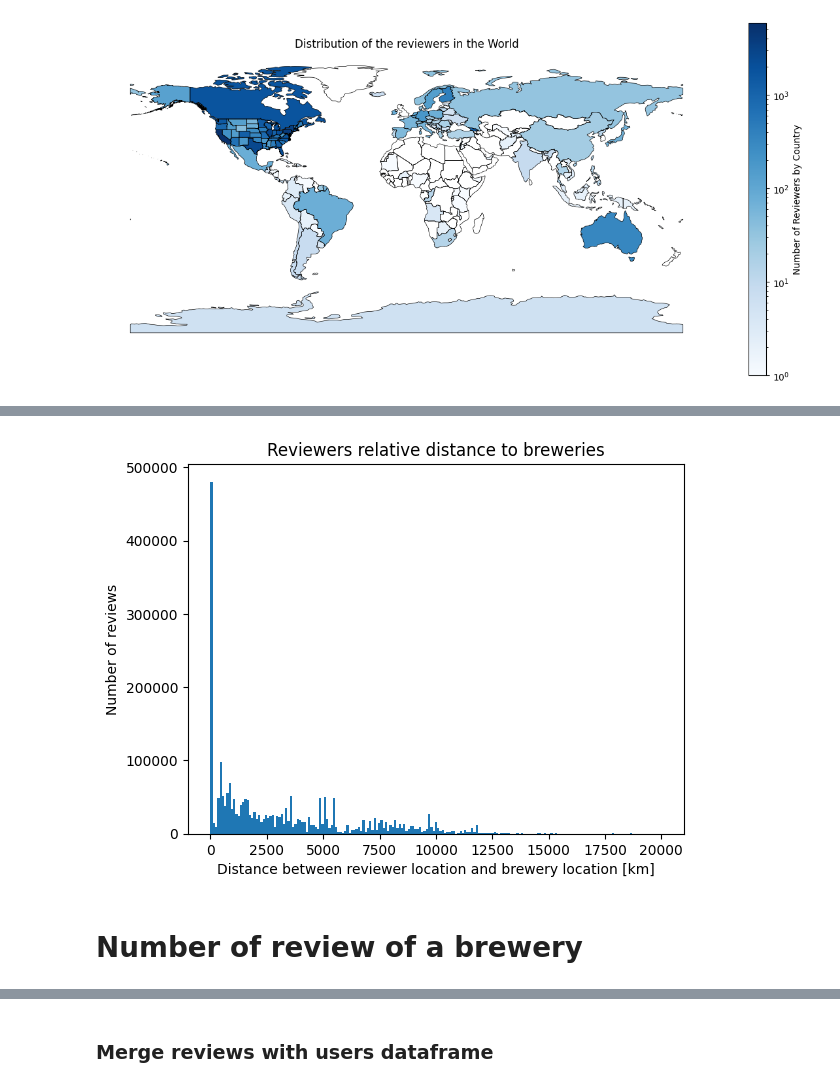
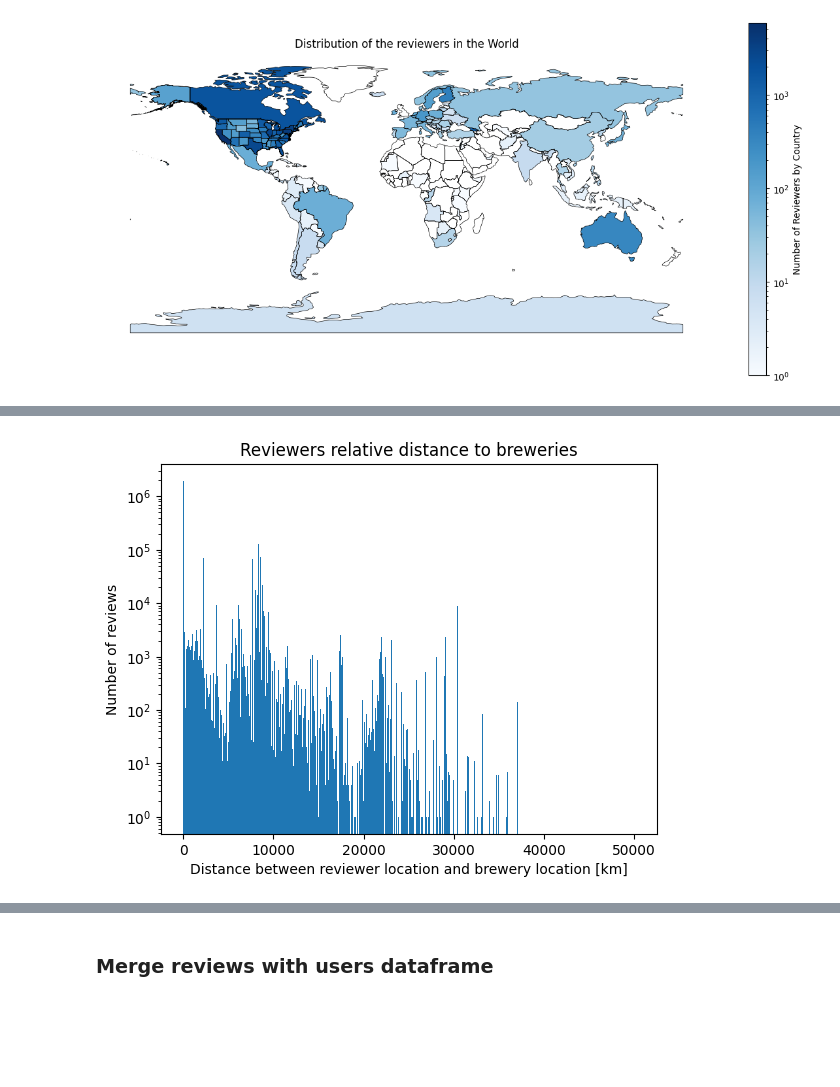
Before and after one commit to epfl-ada/ada-2023-project-todolegax, a Jupyter notebook: data_prepro_BA_Axel_Tom.ipynb, the cells around one changed output, grey strips where cells are left out. Cells and saved outputs as stored; diff of their text form; code cells hidden in the pictures; blank space fills up the shorter version.

```diff
--- a/data_prepro_BA_Axel_Tom.ipynb
+++ b/data_prepro_BA_Axel_Tom.ipynb
@@ -397,6 +532,4 @@ As we can see, there are significantly more breweries in the USA than everywhere
 # Add US states to world df
 us_states.rename(columns={'NAME': 'name'}, inplace = True)
 world_with_US_states = pd.concat([world[['name','geometry']],us_states[['name','geometry']]])
-world_with_US_states = world_with_US_states[world_with_US_states['name'] != 'United States of America']
-
-display(world_with_US_states)
+#world_with_US_states = world_with_US_states[world_with_US_states['name'] != 'United States of America']
@@ -467,7 +592,8 @@ users_loc = users_filt.copy(deep=True)
 
 # Create column for state in users df, will be used for USA
 users_loc['user_state'] = '-'
-
+# Init list fro dropped user location
+dropped_user = []
 # Loop through the 'brewery_location' column and replace values if needed
 for i, location in enumerate(users_loc['user_location']):
     try:
@@ -492,8 +618,11 @@ for i, location in enumerate(users_loc['user_location']):
             users_loc.at[i, 'user_state'] = closest_match_country[0]
     # No match, drop row
     else:
+        dropped_user.append(location)
         users_loc = users_loc.drop(index=i)
 
-display(users_loc)
+display(users_loc.sample(3))
+print(f'{len(dropped_user)} users were dropped, at the following location:')
+print(dropped_user)
 # %% [output]
 |  | nbr_ratings | nbr_reviews | user_id | user_name | joined | user_location | user_state |
@@ -611,11 +739,20 @@ display(world_df)
 # %%
-#test = world_with_US_states.loc[breweries_loc['brewery_state']].centroids
+#Create dataframe of user and breweries with centroid
 brew_cen = pd.merge(breweries_loc,world_df,left_on=['brewery_state'],right_on=['name'],how='inner')
 brew_cen.rename(columns={'centroids': 'brewery_centroid'}, inplace = True)
-brew_cen = brew_cen.drop(['geometry','nbr_beers','brewery_name'], axis=1)
+
+brew_cen = pd.merge(brew_cen,world_df,left_on=['brewery_location'],right_on=['name'],how='inner')
+brew_cen.rename(columns={'centroids': 'brewery_centroid_country'}, inplace = True)
+
+brew_cen = brew_cen.drop(['geometry_x','geometry_y','nbr_beers','brewery_name'], axis=1)
+
 user_cen = pd.merge(users_loc,world_df,left_on=['user_state'],right_on=['name'],how='inner')
-user_cen = user_cen.drop(['geometry','nbr_ratings','nbr_reviews','user_name','joined'], axis=1)
 user_cen.rename(columns={'centroids': 'user_centroid'}, inplace = True)
-display(user_cen)
-display(brew_cen)
+
+user_cen = pd.merge(user_cen,world_df,left_on=['user_location'],right_on=['name'],how='inner')
+user_cen.rename(columns={'centroids': 'user_centroid_country'}, inplace = True)
+user_cen = user_cen.drop(['geometry_x','geometry_y','nbr_ratings','nbr_reviews','user_name','joined'], axis=1)
+
+display(user_cen.sample(3))
+display(brew_cen.sample(3))
 # %% [output]
@@ -667,8 +780,9 @@ display(review_brew_user)
 # %%
 rev_distance = review_brew_user.copy(deep=True)
-#rev_distance = rev_distance.head(100)
-rev_distance['distance'] = rev_distance.apply(lambda row: row['brewery_centroid'].distance(row['user_centroid'])/1000, axis=1)
+rev_distance['distance_state'] = rev_distance.apply(lambda row: row['brewery_centroid'].distance(row['user_centroid'])/1000, axis=1)
+
+rev_distance['distance_country'] = rev_distance.apply(lambda row: row['brewery_centroid_country'].distance(row['user_centroid_country'])/1000, axis=1)
 
 display(rev_distance.sample(10))
-rev_distance['distance'].describe()
+#rev_distance['distance'].describe()
 # %% [output]
@@ -695,11 +800,9 @@ Name: distance, dtype: float64
 # %%
-plt.hist(rev_distance['distance'],bins=np.linspace(0,20000,200))
+plt.hist(rev_distance['distance_country'],bins=np.linspace(0,50000,500), log=True)
 # Set x and y labels and the title
 plt.xlabel('Distance between reviewer location and brewery location [km]')
 plt.ylabel('Number of reviews')
 plt.title('Reviewers relative distance to breweries')
 plt.show()
 # %% [output]
-[figure, old version]
+[figure, new version]
-# %% [markdown]
-# Number of review of a brewery
```
Also changed, not shown: parts of 35 cells of this notebook.
